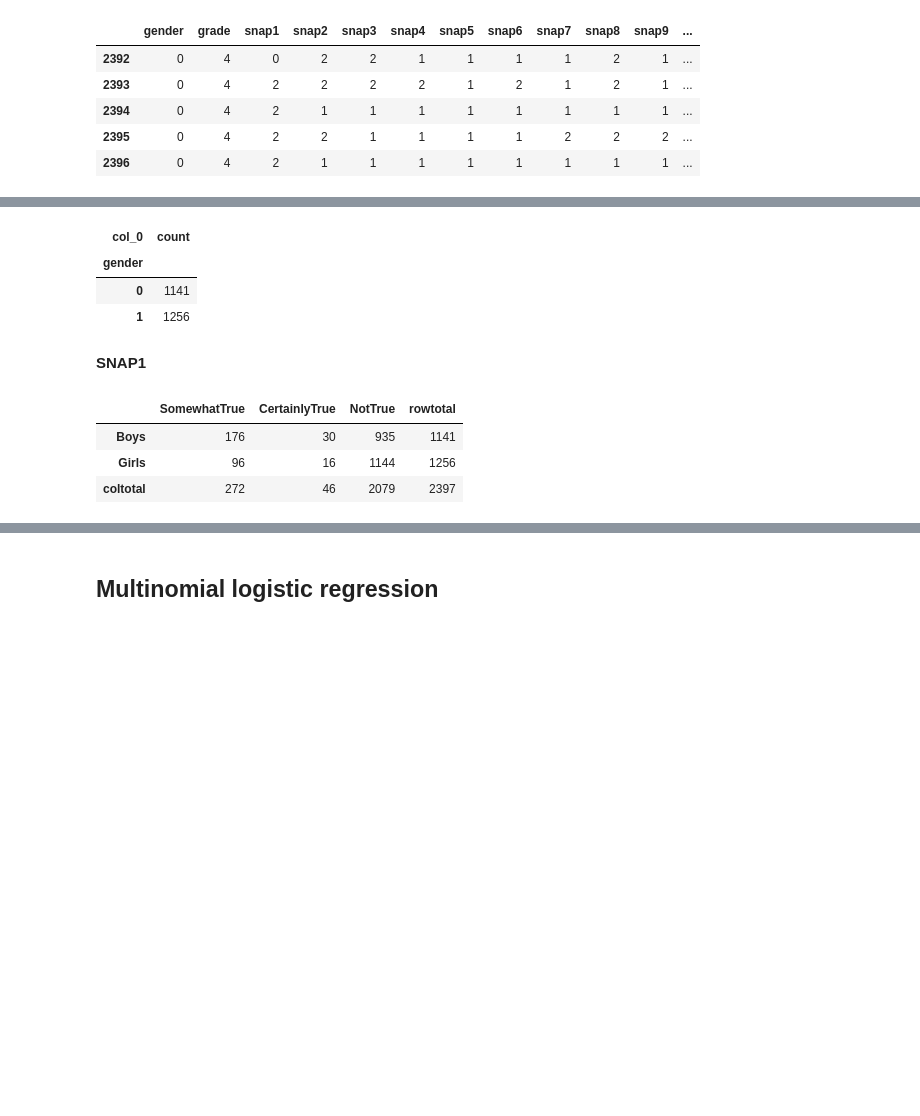
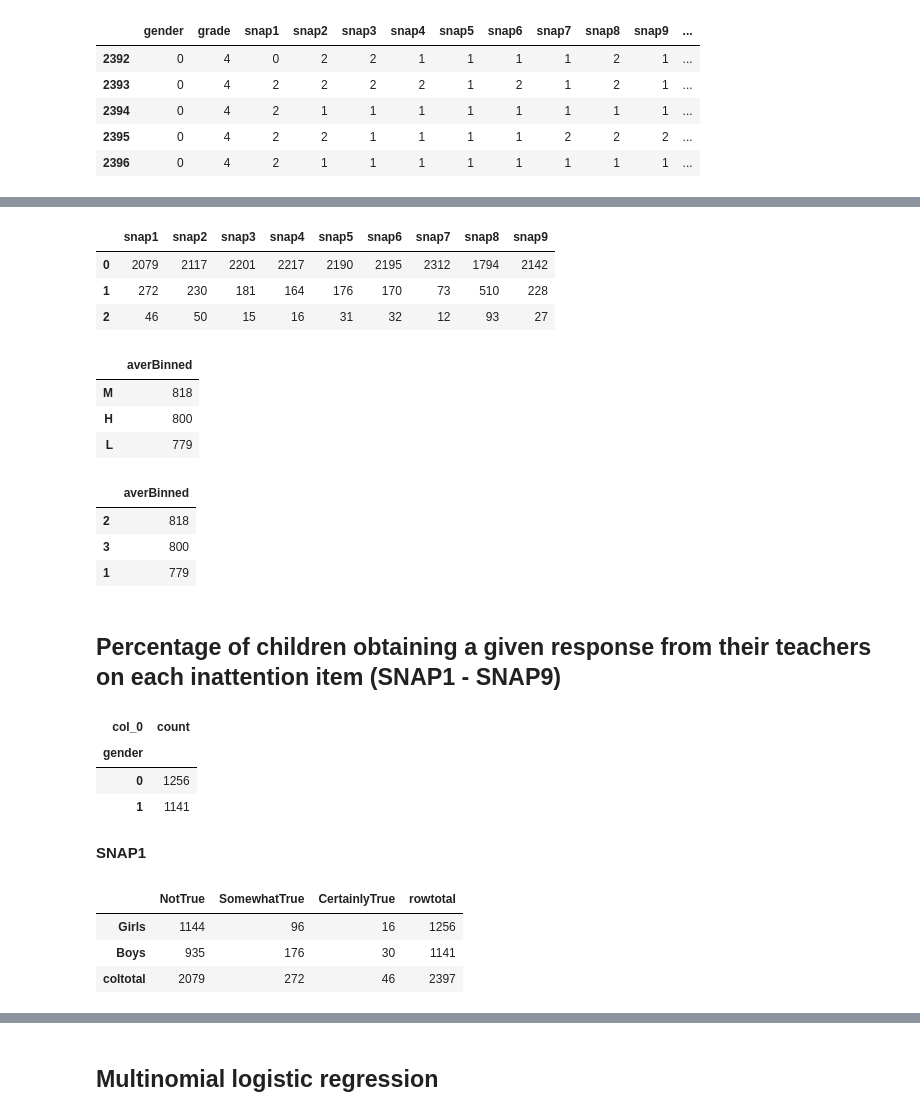
Before and after one commit to arvidl/inattention-populationsample, a Jupyter notebook: notebooks/prediction.ipynb, the cells around one changed output, grey strips where cells are left out. Cells and saved outputs as stored; diff of their text form; code cells hidden in the pictures; blank space fills up the shorter version.

```diff
--- a/notebooks/prediction.ipynb
+++ b/notebooks/prediction.ipynb
@@ -91,0 +107,5 @@ fnE = "../data/inattention_nomiss_2397x12_snap_is_0_1_2_outcome_is_0_1_2.csv"
+# %%
+# The inattention_nomiss_2397x12_snap_is_0_1_2_outcome_is_L_M_H.csv data
+
+dfD = pd.read_csv(fnD)
+dfD.head()
@@ -138,0 +168,12 @@ Image("../images/snap_responses.png")
+# %%
+# Define a generic function using Pandas replace function to rename variable values
+def coding(col, codeDict):
+  colCoded = pd.Series(col, copy=True)
+  for key, value in codeDict.items():
+    colCoded.replace(key, value, inplace=True)
+  return colCoded
+
+genderDict = {'B' : 0, 'G' : 1}    # B = girl ! (0)  G = boy  !(1)
+
+dfD['gender'] = coding(dfD['gender'], genderDict)
+pd.DataFrame(pd.value_counts(dfD['gender']))
@@ -138,0 +191,5 @@ Image("../images/snap_responses.png")
+# %%
+gradeDict = {'2nd' : 2, '3rd' : 3, '4th' : 4}
+
+dfD['grade'] = coding(dfD['grade'], gradeDict)
+pd.DataFrame(pd.value_counts(dfD['grade']))
@@ -139,27 +214,60 @@ Image("../images/snap_responses.png")
+# %%
+# snapDict = {'N' : 0, 'S' : 1, 'C' : 2}  # N = Not true, S = Somewhat true, C = Certainmly true
+snapDict = {'S' : 0, 'C' : 1, 'N' : 2}  # S = Not true (0), C = Somewhat true (1) , N = Certainmly true (2)
+
+for snap in ['snap1','snap2','snap3','snap4',
+             'snap5','snap6','snap7','snap8','snap9']:
+    dfD[snap] = coding(dfD[snap], snapDict)
+
+g = lambda x: pd.DataFrame(pd.value_counts(dfD[x]))
+pd.concat([g('snap1'),g('snap2'),g('snap3'),g('snap4'),
+           g('snap5'),g('snap6'), g('snap7'),g('snap8'),g('snap9')], axis=1)
+# %% [output]
+|  | snap1 | snap2 | snap3 | snap4 | snap5 | snap6 | snap7 | snap8 | snap9 |
+| 0 | 2079 | 2117 | 2201 | 2217 | 2190 | 2195 | 2312 | 1794 | 2142 |
+| 1 | 272 | 230 | 181 | 164 | 176 | 170 | 73 | 510 | 228 |
+| 2 | 46 | 50 | 15 | 16 | 31 | 32 | 12 | 93 | 27 |
+# %%
+pd.DataFrame(pd.value_counts(dfD['averBinned']))
+# %% [output]
+|  | averBinned |
+| M | 818 |
+| H | 800 |
+| L | 779 |
+# %%
+averBinnedDict = {'L' : 1, 'M' : 2, 'H' : 3}
+
+dfD['averBinned'] = coding(dfD['averBinned'], averBinnedDict)
+pd.DataFrame(pd.value_counts(dfD['averBinned']))
+# %% [output]
+|  | averBinned |
+| 2 | 818 |
+| 3 | 800 |
+| 1 | 779 |
+# %% [markdown]
+## Percentage of children obtaining a given response from their teachers on each inattention item (SNAP1 - SNAP9)
 # %%
-pd.crosstab(index=dfC["gender"],columns="count")
+pd.crosstab(index=dfD["gender"],columns="count")
 # %% [output]
 | col_0 | count |
 | gender |  |
-| 0 | 1141 |
-| 1 | 1256 |
+| 0 | 1256 |
+| 1 | 1141 |
 # %% [markdown]
 **SNAP1**
 # %%
 # w = dfC.copy()
 # w.snap1[w.snap1 == 0] = 'NotTrue'
-# w.snap1[w.snap1 == 1] = 'SomewhatTrue'
-# w.snap1[w.snap1 == 2] = 'CertainlyTrue'
 
-snap1_freq = pd.crosstab(index=dfC["gender"],columns=dfC["snap1"], margins=True)
-snap1_freq.columns = ["SomewhatTrue", "CertainlyTrue","NotTrue","rowtotal"]
-snap1_freq.index= ["Boys","Girls","coltotal"]
+snap1_freq = pd.crosstab(index=dfD["gender"],columns=dfD["snap1"], margins=True)
+snap1_freq.columns = ["NotTrue", "SomewhatTrue", "CertainlyTrue","rowtotal"]
+snap1_freq.index= ["Girls","Boys","coltotal"]
 snap1_freq # Include row and column totals
 # %% [output]
-|  | SomewhatTrue | CertainlyTrue | NotTrue | rowtotal |
-| Boys | 176 | 30 | 935 | 1141 |
-| Girls | 96 | 16 | 1144 | 1256 |
-| coltotal | 272 | 46 | 2079 | 2397 |
+|  | NotTrue | SomewhatTrue | CertainlyTrue | rowtotal |
+| Girls | 1144 | 96 | 16 | 1256 |
+| Boys | 935 | 176 | 30 | 1141 |
+| coltotal | 2079 | 272 | 46 | 2397 |
 # %%
 df1 = 100*snap1_freq/snap1_freq.loc["coltotal","rowtotal"]
 df1.round(2)
```
Also changed, not shown: parts of 49 cells of this notebook.
